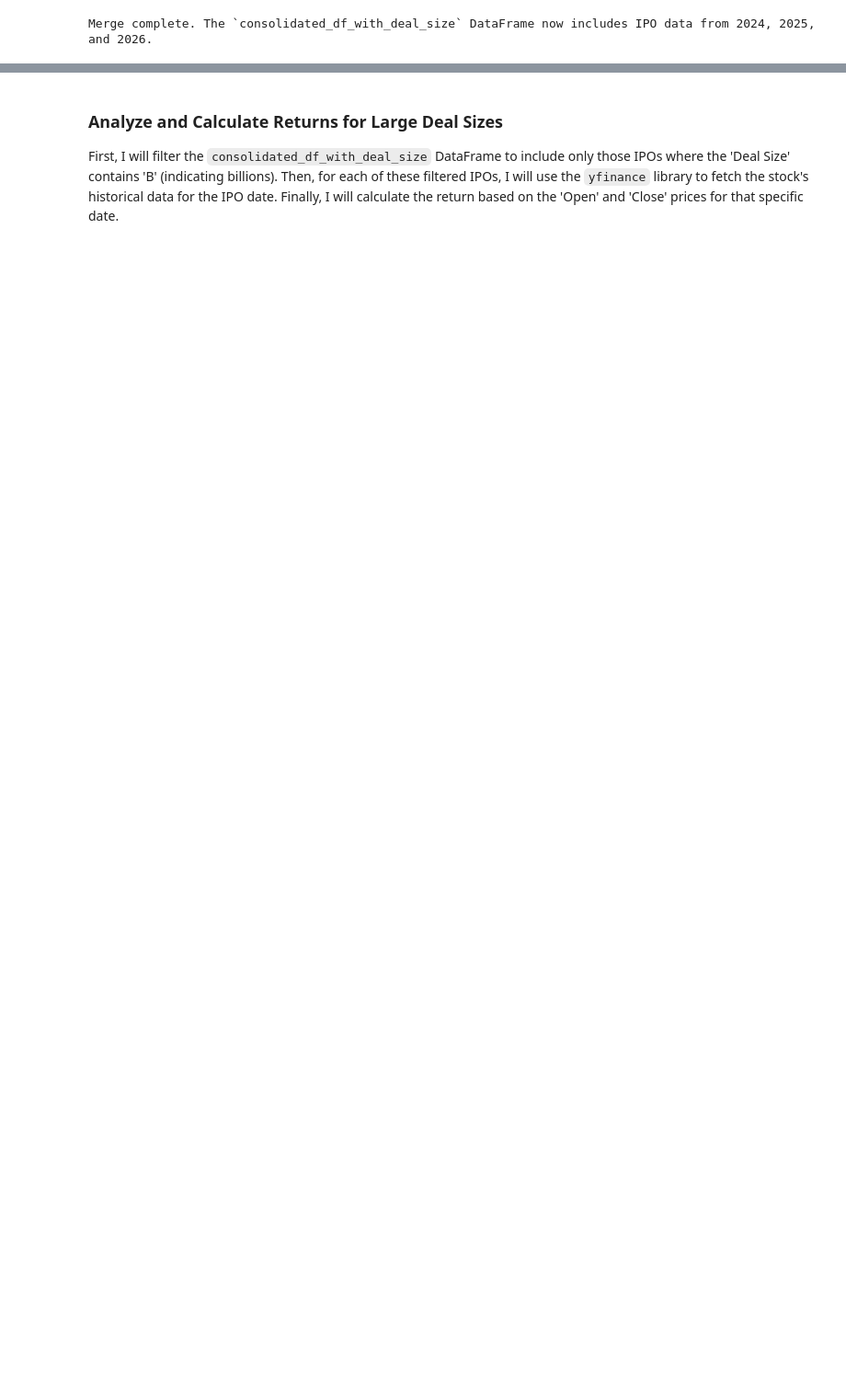
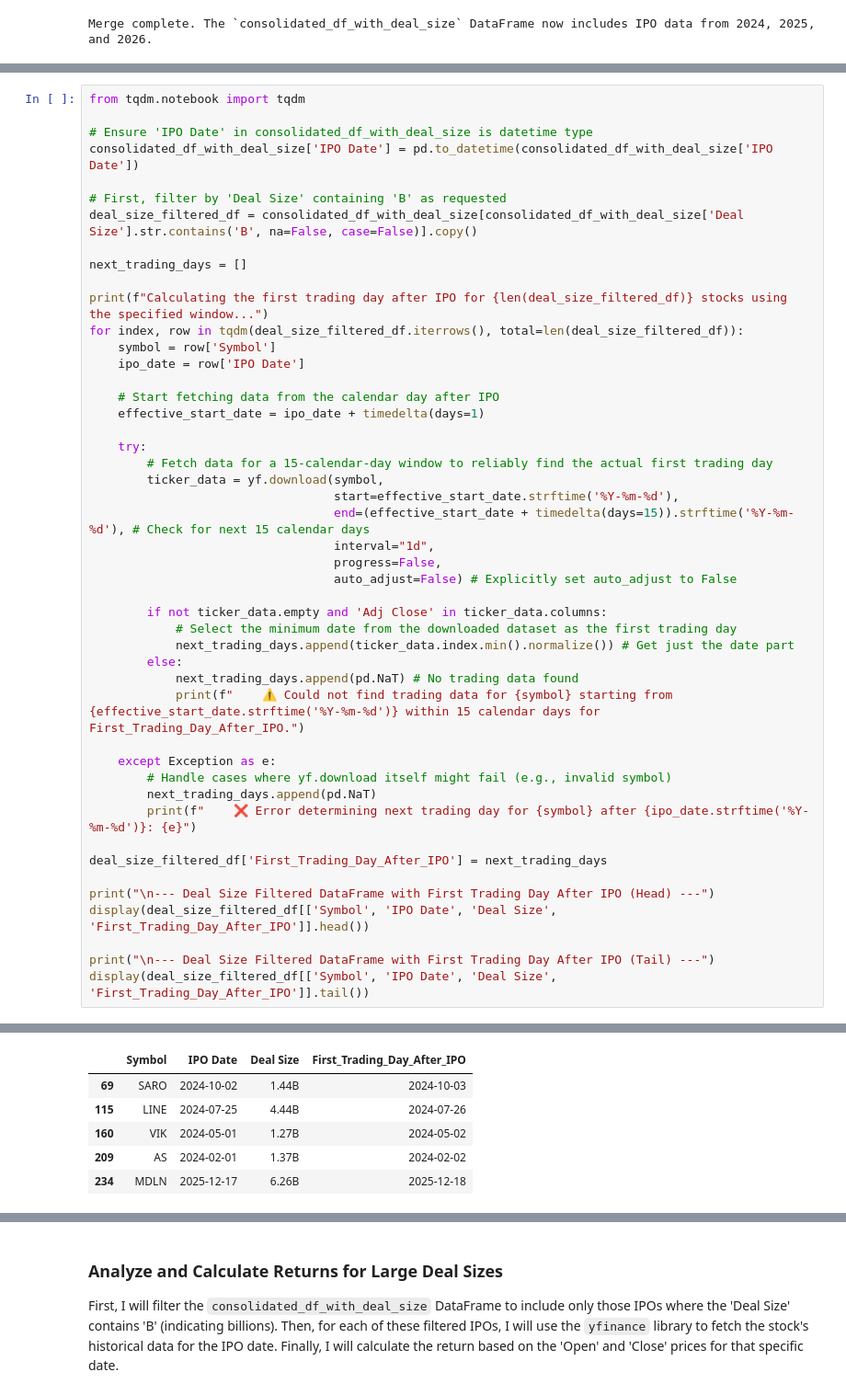
Before and after one commit to jhenningsen/Equity_Analysis, a Jupyter notebook: Misc/IPO.ipynb, the cells around one changed output, grey strips where cells are left out. Shown at 92% size. Drawn from its saved outputs; the diff is of its cells as text; blank space fills up the shorter version.

```diff
--- a/Misc/IPO.ipynb
+++ b/Misc/IPO.ipynb
@@ -56,0 +61,48 @@ Merge complete. The `consolidated_df_with_deal_size` DataFrame now includes IPO
+# %%
+from tqdm.notebook import tqdm
+
+# Ensure 'IPO Date' in consolidated_df_with_deal_size is datetime type
+consolidated_df_with_deal_size['IPO Date'] = pd.to_datetime(consolidated_df_with_deal_size['IPO Date'])
+
+# First, filter by 'Deal Size' containing 'B' as requested
+deal_size_filtered_df = consolidated_df_with_deal_size[consolidated_df_with_deal_size['Deal Size'].str.contains('B', na=False, case=False)].copy()
+
+next_trading_days = []
+
+print(f"Calculating the first trading day after IPO for {len(deal_size_filtered_df)} stocks using the specified window...")
+for index, row in tqdm(deal_size_filtered_df.iterrows(), total=len(deal_size_filtered_df)):
+    symbol = row['Symbol']
+    ipo_date = row['IPO Date']
+
+    # Start fetching data from the calendar day after IPO
+    effective_start_date = ipo_date + timedelta(days=1)
+
+    try:
+        # Fetch data for a 15-calendar-day window to reliably find the actual first trading day
+        ticker_data = yf.download(symbol,
+                                  start=effective_start_date.strftime('%Y-%m-%d'),
+                                  end=(effective_start_date + timedelta(days=15)).strftime('%Y-%m-%d'), # Check for next 15 calendar days
+                                  interval="1d",
+                                  progress=False,
+                                  auto_adjust=False) # Explicitly set auto_adjust to False
+
+        if not ticker_data.empty and 'Adj Close' in ticker_data.columns:
+            # Select the minimum date from the downloaded dataset as the first trading day
+            next_trading_days.append(ticker_data.index.min().normalize()) # Get just the date part
+        else:
+            next_trading_days.append(pd.NaT) # No trading data found
+            print(f"    ⚠️ Could not find trading data for {symbol} starting from {effective_start_date.strftime('%Y-%m-%d')} within 15 calendar days for First_Trading_Day_After_IPO.")
+
+    except Exception as e:
+        # Handle cases where yf.download itself might fail (e.g., invalid symbol)
+        next_trading_days.append(pd.NaT)
+        print(f"    ❌ Error determining next trading day for {symbol} after {ipo_date.strftime('%Y-%m-%d')}: {e}")
+
+deal_size_filtered_df['First_Trading_Day_After_IPO'] = next_trading_days
+
+print("\n--- Deal Size Filtered DataFrame with First Trading Day After IPO (Head) ---")
+display(deal_size_filtered_df[['Symbol', 'IPO Date', 'Deal Size', 'First_Trading_Day_After_IPO']].head())
+
+print("\n--- Deal Size Filtered DataFrame with First Trading Day After IPO (Tail) ---")
+display(deal_size_filtered_df[['Symbol', 'IPO Date', 'Deal Size', 'First_Trading_Day_After_IPO']].tail())
+# %% [output]
@@ -56,0 +111,6 @@ Merge complete. The `consolidated_df_with_deal_size` DataFrame now includes IPO
+|  | Symbol | IPO Date | Deal Size | First_Trading_Day_After_IPO |
+| 69 | SARO | 2024-10-02 | 1.44B | 2024-10-03 |
+| 115 | LINE | 2024-07-25 | 4.44B | 2024-07-26 |
+| 160 | VIK | 2024-05-01 | 1.27B | 2024-05-02 |
+| 209 | AS | 2024-02-01 | 1.37B | 2024-02-02 |
+| 234 | MDLN | 2025-12-17 | 6.26B | 2025-12-18 |
```
Also changed, not shown: parts of 8 cells of this notebook.
